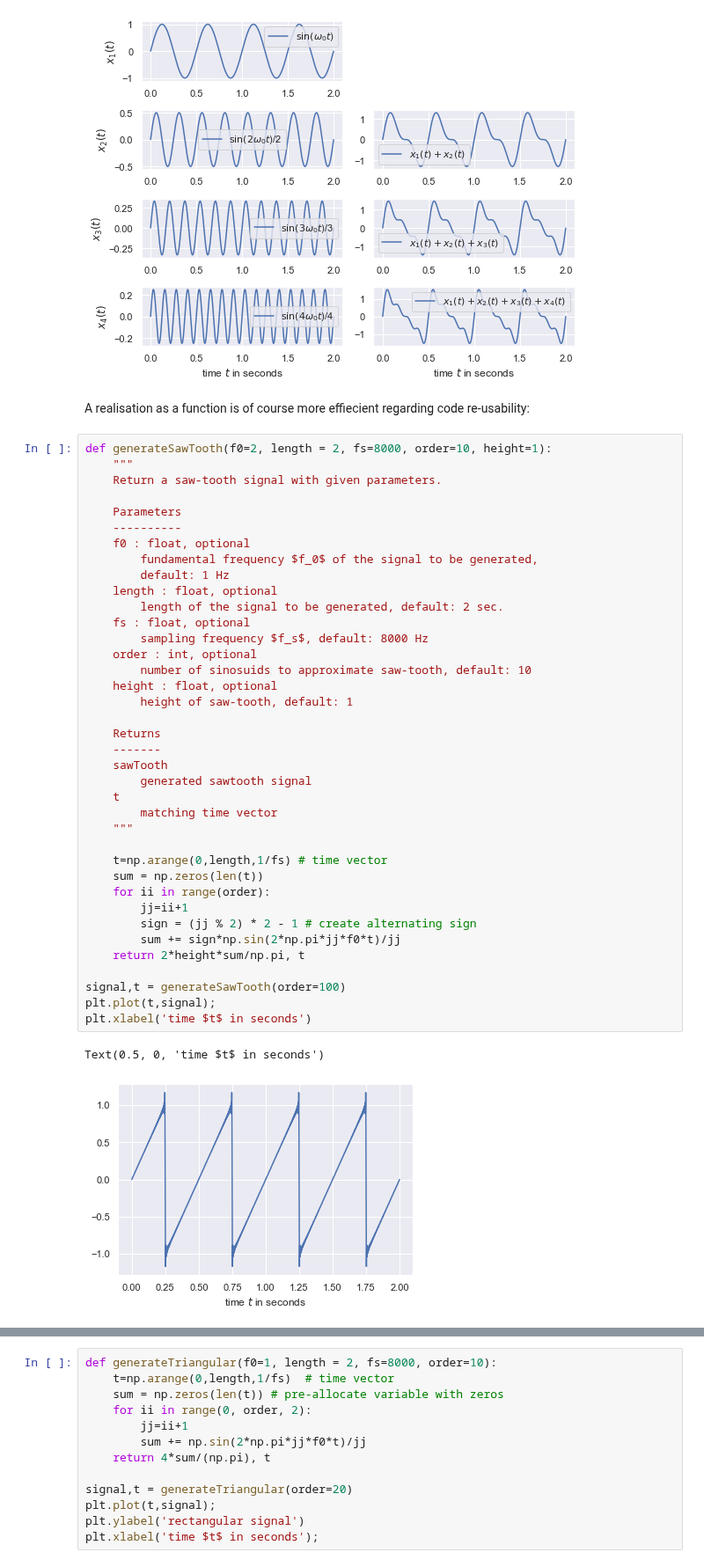
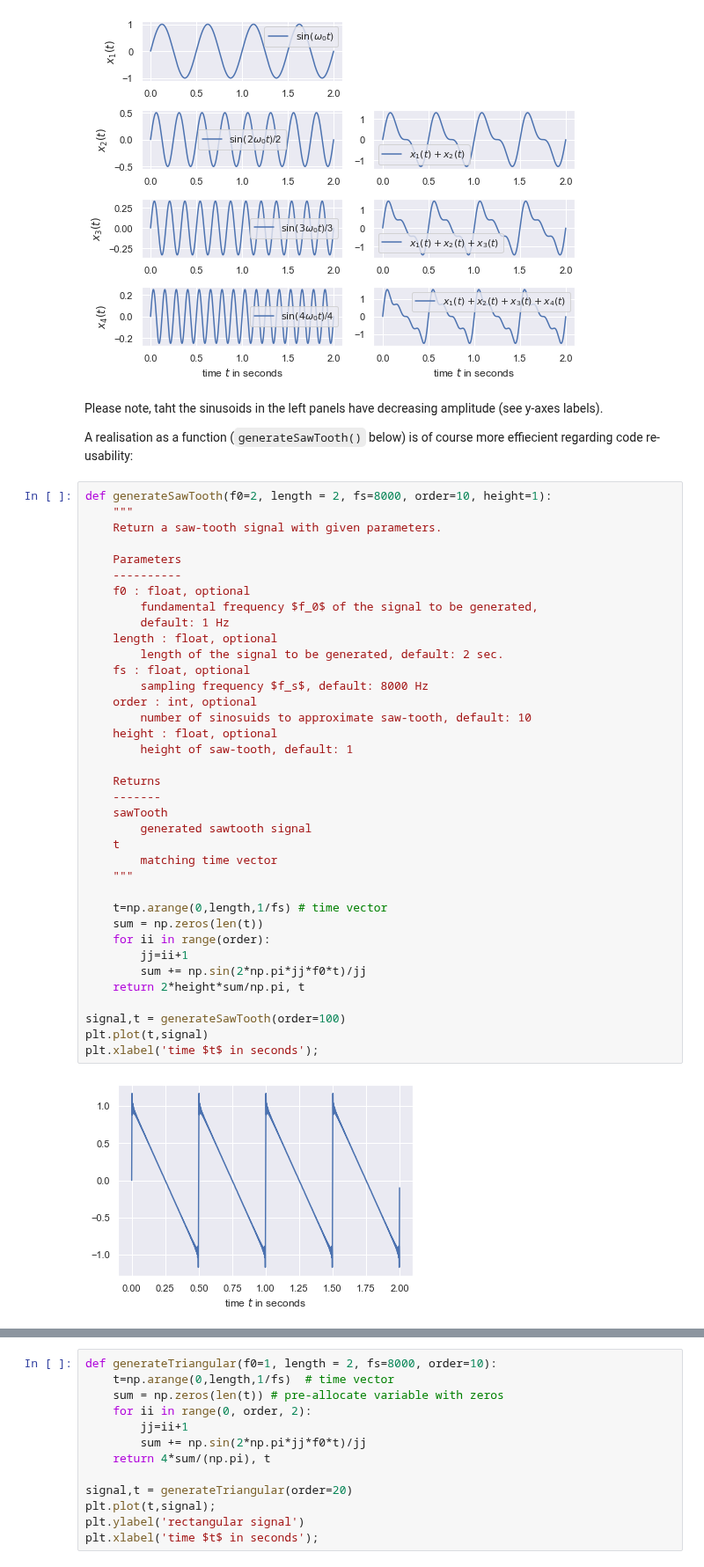
Before and after one commit to sap-shef/SpeechProcesssingLab, a Jupyter notebook: Lab-Sheet-Solutions/Lab-Sheet-4-Solution.ipynb, the cells around one changed output, grey strips where cells are left out. Shown at 88% size. Cells and saved outputs as stored; diff of their text form.

```diff
--- a/Lab-Sheet-Solutions/Lab-Sheet-4-Solution.ipynb
+++ b/Lab-Sheet-Solutions/Lab-Sheet-4-Solution.ipynb
@@ -140,7 +146,9 @@ None
 # %% [output]
 [figure]
 # %% [markdown]
-A realisation as a function is of course more effiecient regarding code re-usability:
+Please note, taht the sinusoids in the left panels have decreasing amplitude (see y-axes labels).
+
+A realisation as a function (`generateSawTooth()` below) is of course more effiecient regarding code re-usability:
 # %%
 def generateSawTooth(f0=2, length = 2, fs=8000, order=10, height=1):
     """
@@ -149,38 +157,36 @@ def generateSawTooth(f0=2, length = 2, fs=8000, order=10, height=1):
     Parameters
     ----------
     f0 : float, optional
         fundamental frequency $f_0$ of the signal to be generated,
         default: 1 Hz
     length : float, optional
         length of the signal to be generated, default: 2 sec.
     fs : float, optional
         sampling frequency $f_s$, default: 8000 Hz
     order : int, optional
         number of sinosuids to approximate saw-tooth, default: 10
     height : float, optional
         height of saw-tooth, default: 1
 
     Returns
     -------
     sawTooth
         generated sawtooth signal
     t
         matching time vector
     """
 
     t=np.arange(0,length,1/fs) # time vector
     sum = np.zeros(len(t))
     for ii in range(order):
         jj=ii+1
-        sign = (jj % 2) * 2 - 1 # create alternating sign
-        sum += sign*np.sin(2*np.pi*jj*f0*t)/jj
+        sum += np.sin(2*np.pi*jj*f0*t)/jj
     return 2*height*sum/np.pi, t
 
 signal,t = generateSawTooth(order=100)
-plt.plot(t,signal);
-plt.xlabel('time $t$ in seconds')
+plt.plot(t,signal)
+plt.xlabel('time $t$ in seconds');
 # %% [output]
-Text(0.5, 0, 'time $t$ in seconds')
-[figure, old version]
+[figure, new version]
 # %% [markdown]
 ### Fourier series of (time-reversed) Saw-tooth signal (Task 3)
```
Also changed, not shown: parts of 11 cells of this notebook, 1 other file.
